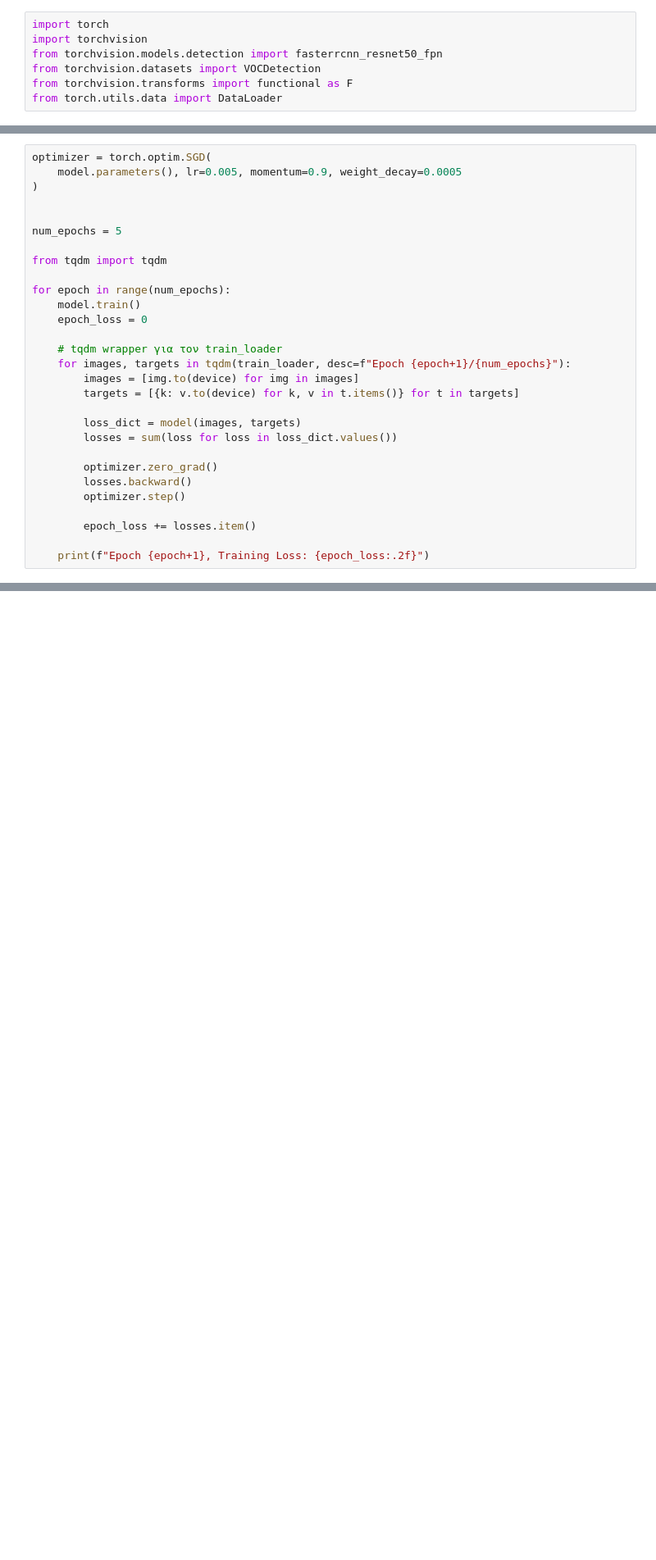
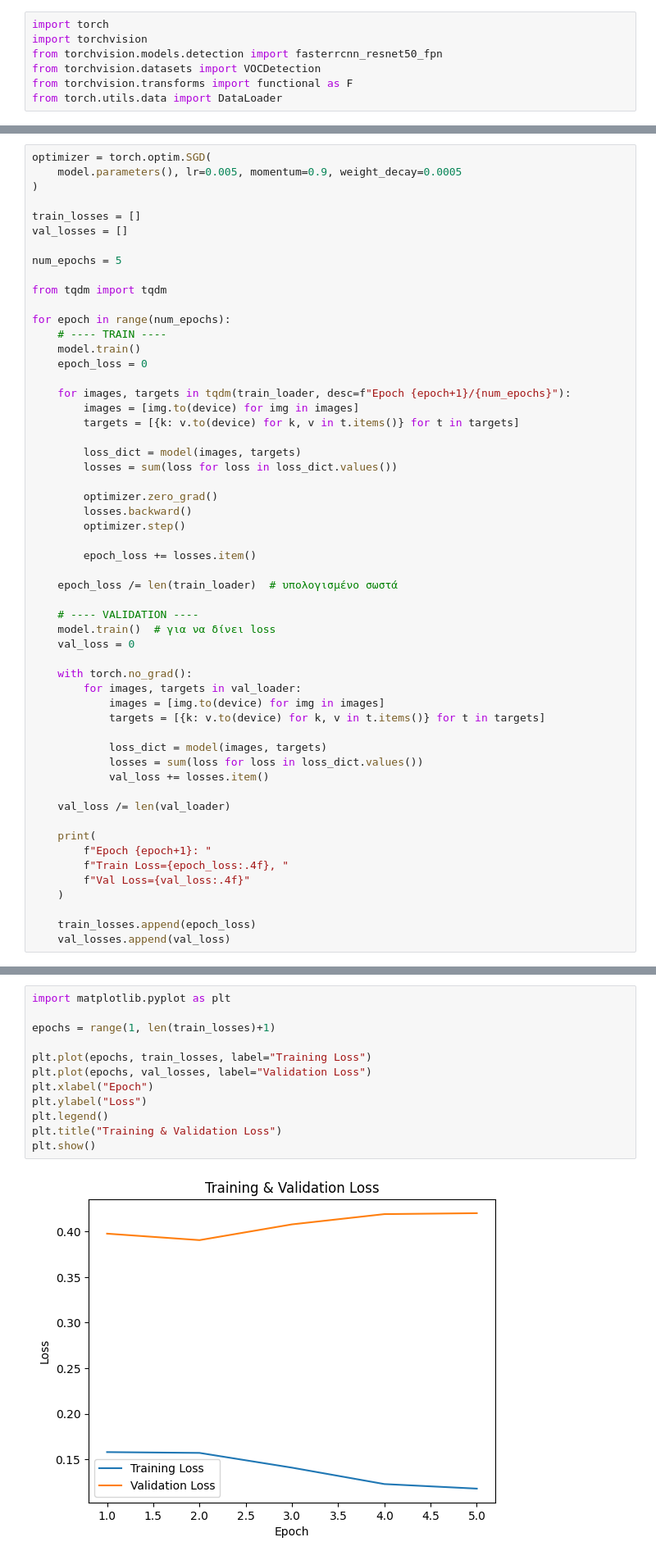
Before and after one commit to FOTIS21/Computer-Vision, a Jupyter notebook: ex4.ipynb, the cells around one changed output, grey strips where cells are left out. Shown at 82% size. Saved outputs shown, nothing was run; the diff lists cells and outputs as text; blank space fills up the shorter version.

Commit message:
Ex4 has some plots as well now

```diff
--- a/ex4.ipynb
+++ b/ex4.ipynb
@@ -143,16 +137,18 @@ optimizer = torch.optim.SGD(
     model.parameters(), lr=0.005, momentum=0.9, weight_decay=0.0005
 )
 
+train_losses = []
+val_losses = []
 
 num_epochs = 5
 
 from tqdm import tqdm
 
 for epoch in range(num_epochs):
+    # ---- TRAIN ----
     model.train()
     epoch_loss = 0
 
-    # tqdm wrapper για τον train_loader
     for images, targets in tqdm(train_loader, desc=f"Epoch {epoch+1}/{num_epochs}"):
         images = [img.to(device) for img in images]
         targets = [{k: v.to(device) for k, v in t.items()} for t in targets]
@@ -166,4 +162,28 @@ for epoch in range(num_epochs):
 
         epoch_loss += losses.item()
 
-    print(f"Epoch {epoch+1}, Training Loss: {epoch_loss:.2f}")
+    epoch_loss /= len(train_loader)  # υπολογισμένο σωστά
+
+    # ---- VALIDATION ----
+    model.train()  # για να δίνει loss
+    val_loss = 0
+
+    with torch.no_grad():
+        for images, targets in val_loader:
+            images = [img.to(device) for img in images]
+            targets = [{k: v.to(device) for k, v in t.items()} for t in targets]
+
+            loss_dict = model(images, targets)
+            losses = sum(loss for loss in loss_dict.values())
+            val_loss += losses.item()
+
+    val_loss /= len(val_loader)
+
+    print(
+        f"Epoch {epoch+1}: "
+        f"Train Loss={epoch_loss:.4f}, "
+        f"Val Loss={val_loss:.4f}"
+    )
+
+    train_losses.append(epoch_loss)
+    val_losses.append(val_loss)
@@ -169,0 +196,14 @@ for epoch in range(num_epochs):
+# %%
+import matplotlib.pyplot as plt
+
+epochs = range(1, len(train_losses)+1)
+
+plt.plot(epochs, train_losses, label="Training Loss")
+plt.plot(epochs, val_losses, label="Validation Loss")
+plt.xlabel("Epoch")
+plt.ylabel("Loss")
+plt.legend()
+plt.title("Training & Validation Loss")
+plt.show()
+# %% [output]
+[figure, added]
```
Also changed, not shown: parts of 3 cells of this notebook.
